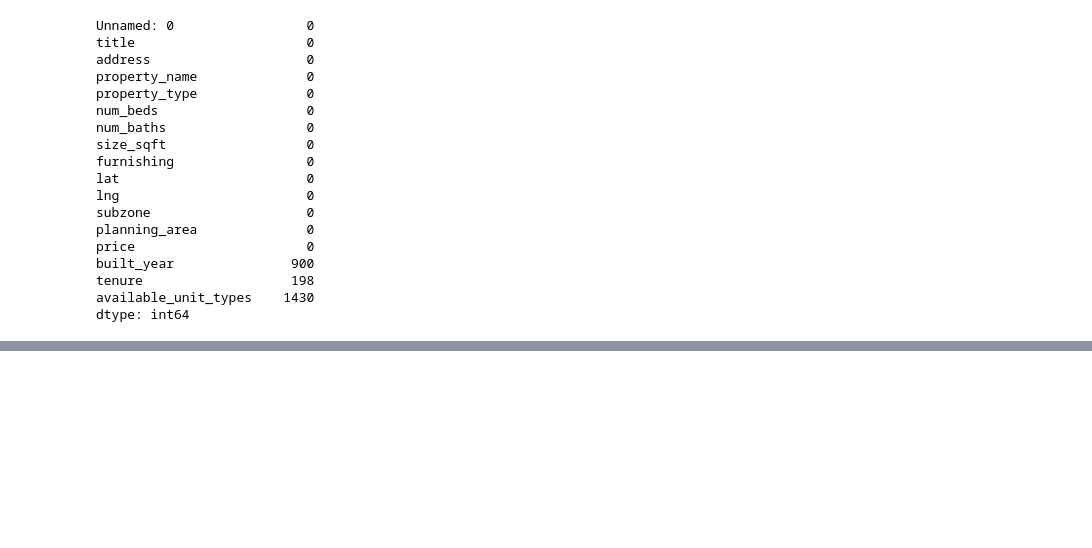
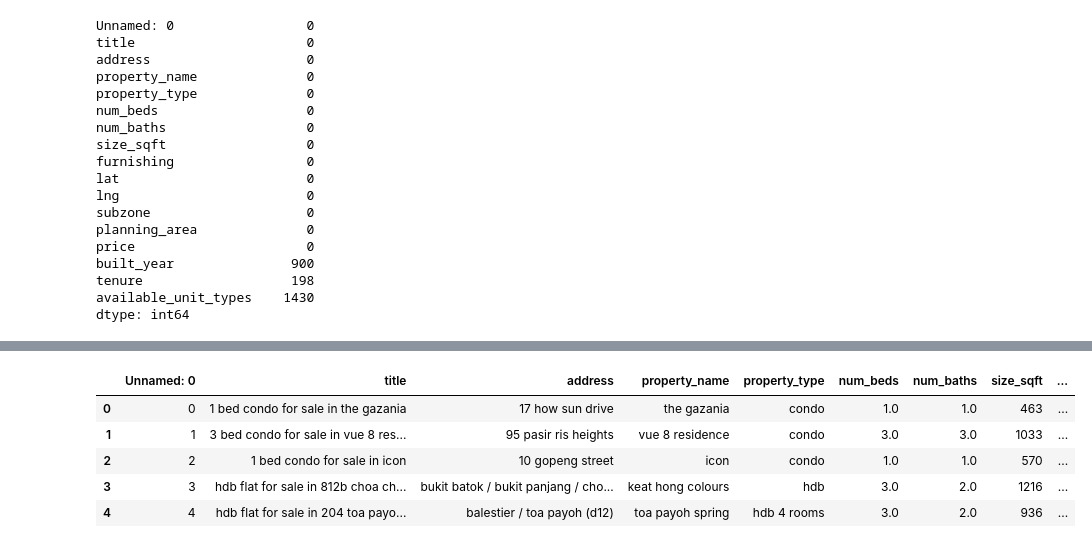
Before and after one commit to nish-d/ParanormalDistribution, a Jupyter notebook: notebooks/data_cleaning_aish.ipynb, the cells around one changed output, grey strips where cells are left out. Cells and saved outputs as stored; diff of their text form; code cells hidden in the pictures; blank space fills up the shorter version.

```diff
--- a/notebooks/data_cleaning_aish.ipynb
+++ b/notebooks/data_cleaning_aish.ipynb
@@ -249,0 +252,12 @@ df_cleaned.to_csv('../data/train_cleaned.csv')
+# %%
+#Test data cleaning starts here
+#df_cleaned = pd.read_csv('../data/train_cleaned.csv')
+df_test_cleaned = pd.read_csv('../data/test_cleaned.csv')
+df_test_cleaned.head()
+# %% [output]
+|  | Unnamed: 0 | title | address | property_name | property_type | num_beds | num_baths | size_sqft | ... |
+| 0 | 0 | 1 bed condo for sale in the gazania | 17 how sun drive | the gazania | condo | 1.0 | 1.0 | 463 | ... |
+| 1 | 1 | 3 bed condo for sale in vue 8 res... | 95 pasir ris heights | vue 8 residence | condo | 3.0 | 3.0 | 1033 | ... |
+| 2 | 2 | 1 bed condo for sale in icon | 10 gopeng street | icon | condo | 1.0 | 1.0 | 570 | ... |
+| 3 | 3 | hdb flat for sale in 812b choa ch... | bukit batok / bukit panjang / cho... | keat hong colours | hdb | 3.0 | 2.0 | 1216 | ... |
+| 4 | 4 | hdb flat for sale in 204 toa payo... | balestier / toa payoh (d12) | toa payoh spring | hdb 4 rooms | 3.0 | 2.0 | 936 | ... |
```
Also changed, not shown: parts of 15 cells of this notebook, 2 other files.
